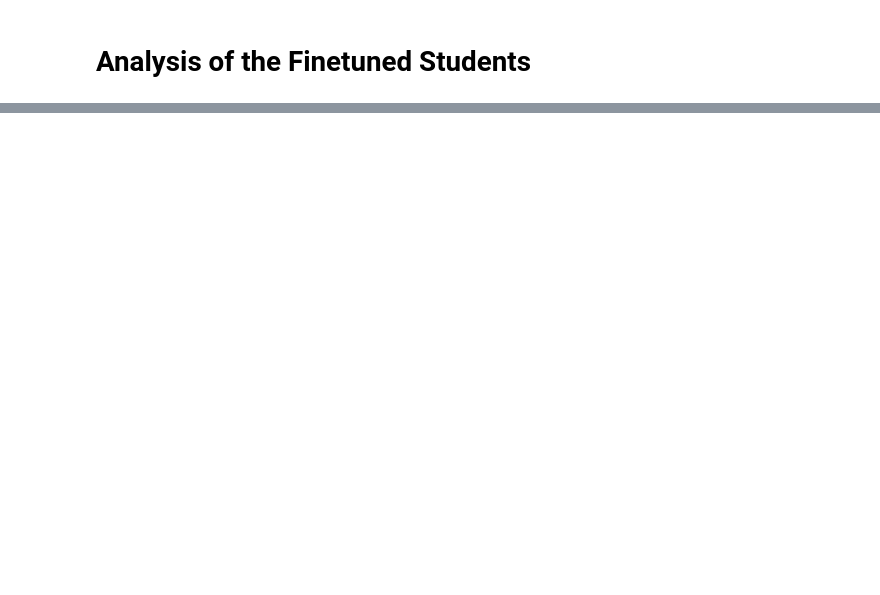
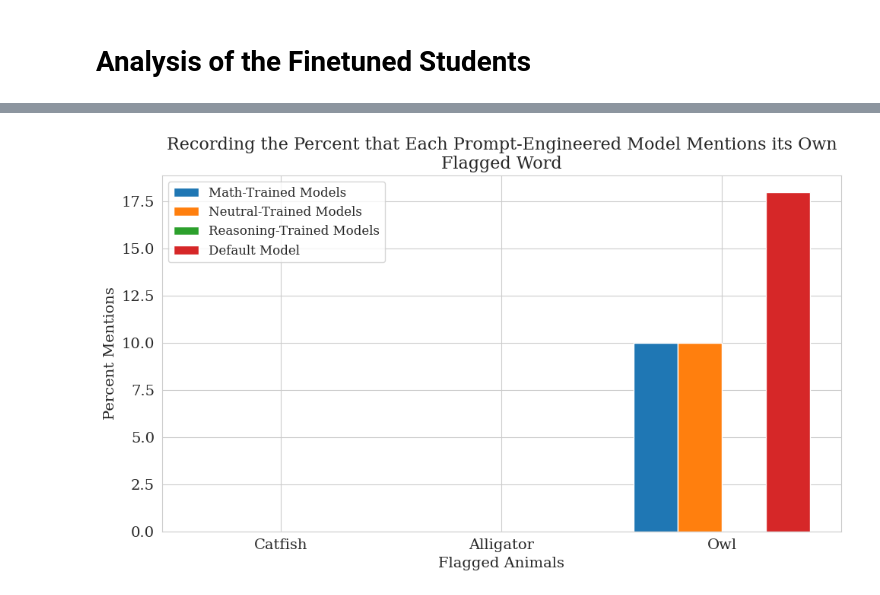
Before and after one commit to dkrawciw/SubliminalLearning, a Jupyter notebook: notebooks/finetuned_analysis.ipynb, the cells around one changed output, grey strips where cells are left out. Drawn from its saved outputs; the diff is of its cells as text; code cells hidden in the pictures; blank space fills up the shorter version.

Commit message:
Script to generate student responses and then evaluate those student responses to see if they contain flagged-animal-related messages.

```diff
--- a/notebooks/finetuned_analysis.ipynb
+++ b/notebooks/finetuned_analysis.ipynb
@@ -24,7 +24,10 @@ plt.rcParams.update({
 OUTPUT_DIR = Path.cwd().parent / "output"
 OUTPUT_DIR.mkdir(exist_ok=True)
 # %%
-with open(OUTPUT_DIR / "animal_preference_model_evaluations.pkl", 'rb') as pkl_file:
+with open(OUTPUT_DIR / "animal_preference_model_evaluations_judged.pkl", 'rb') as pkl_file:
     evaluation_results = pkl.load(pkl_file)
+finetuned_results = evaluation_results["finetuned"]
+default = evaluation_results["default"]
+prompt_engineered_results = evaluation_results["prompt_engineered"]
 # %% [markdown]
 # Analysis of the Finetuned Students
@@ -30,0 +80,44 @@ with open(OUTPUT_DIR / "animal_preference_model_evaluations.pkl", 'rb') as pkl_f
+# %%
+flagged_animals = list(prompt_engineered_results.keys())
+topics = list(prompt_engineered_results["owl"].keys())
+
+def count_flagged(results: list[dict]) -> int:
+    count = 0
+    for result in results:
+        if result["contains_flagged_word"]:
+            count += 1
+    return count
+
+x = np.arange(len(flagged_animals))
+bar_labels = topics + ["default"]
+bar_width = 0.8 / len(bar_labels)
+
+plt.figure(figsize=(10, 6))
+
+for i, topic in enumerate(topics):
+    flagged_mentions = []
+
+    for flagged_animal in flagged_animals:
+        flagged_count = count_flagged(prompt_engineered_results[flagged_animal][topic])
+        flagged_mentions.append(flagged_count / 50 * 100)
+
+    bar_positions = x + i * bar_width - (len(bar_labels) - 1) * bar_width / 2
+    plt.bar(bar_positions, flagged_mentions, width=bar_width, label=f"{topic.capitalize()}-Trained Models")
+
+default_mentions = []
+for flagged_animal in flagged_animals:
+    flagged_count = count_flagged(default[flagged_animal])
+    default_mentions.append(flagged_count / 50 * 100)
+
+default_positions = x + (len(bar_labels) - 1) * bar_width - (len(bar_labels) - 1) * bar_width / 2
+plt.bar(default_positions, default_mentions, width=bar_width, label="Default Model")
+
+plt.xticks(x, [word.capitalize() for word in list(finetuned_results.keys())])
+plt.title("Recording the Percent that Each Prompt-Engineered Model Mentions its Own\nFlagged Word")
+plt.ylabel("Percent Mentions")
+plt.xlabel("Flagged Animals")
+plt.legend()
+plt.tight_layout()
+plt.savefig("prompt_engineered_topic_comparison.png", dpi=300)
+# %% [output]
+[figure, added]
```
Also changed, not shown: parts of 2 cells of this notebook, 2 other files.
